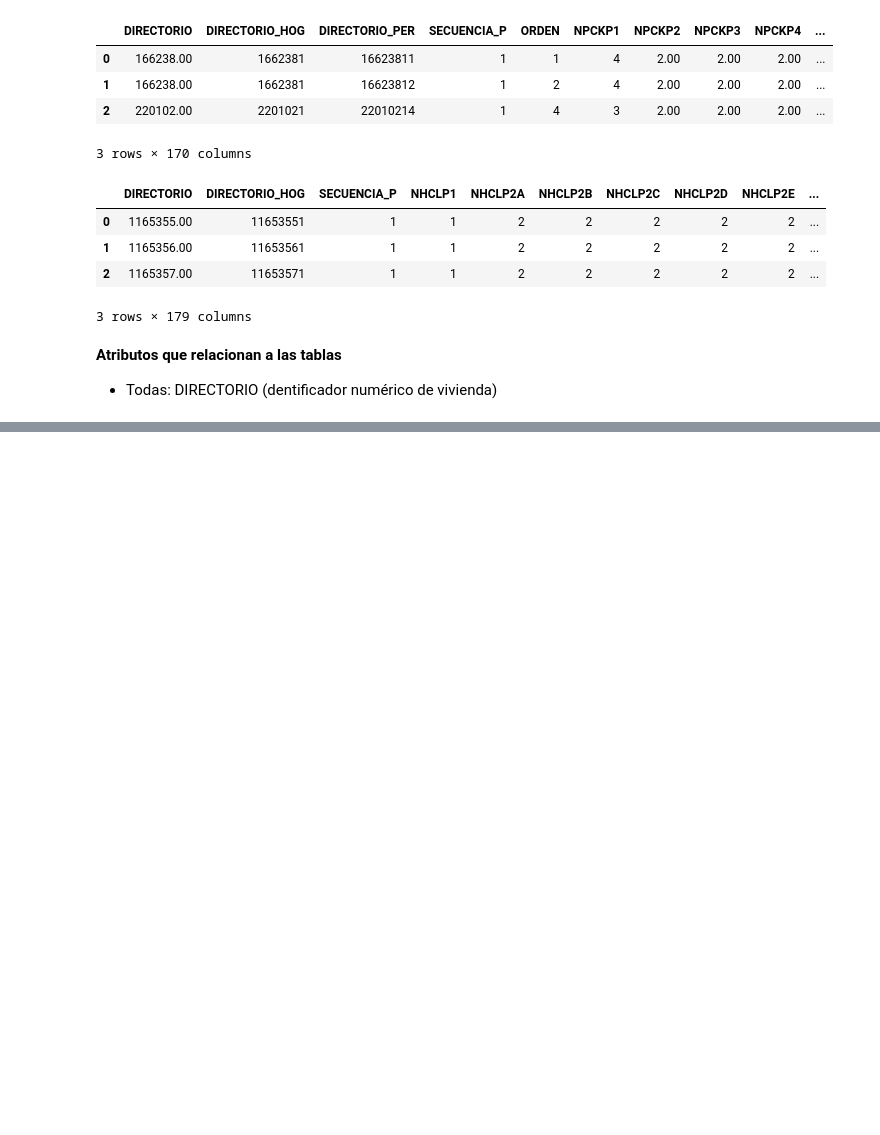
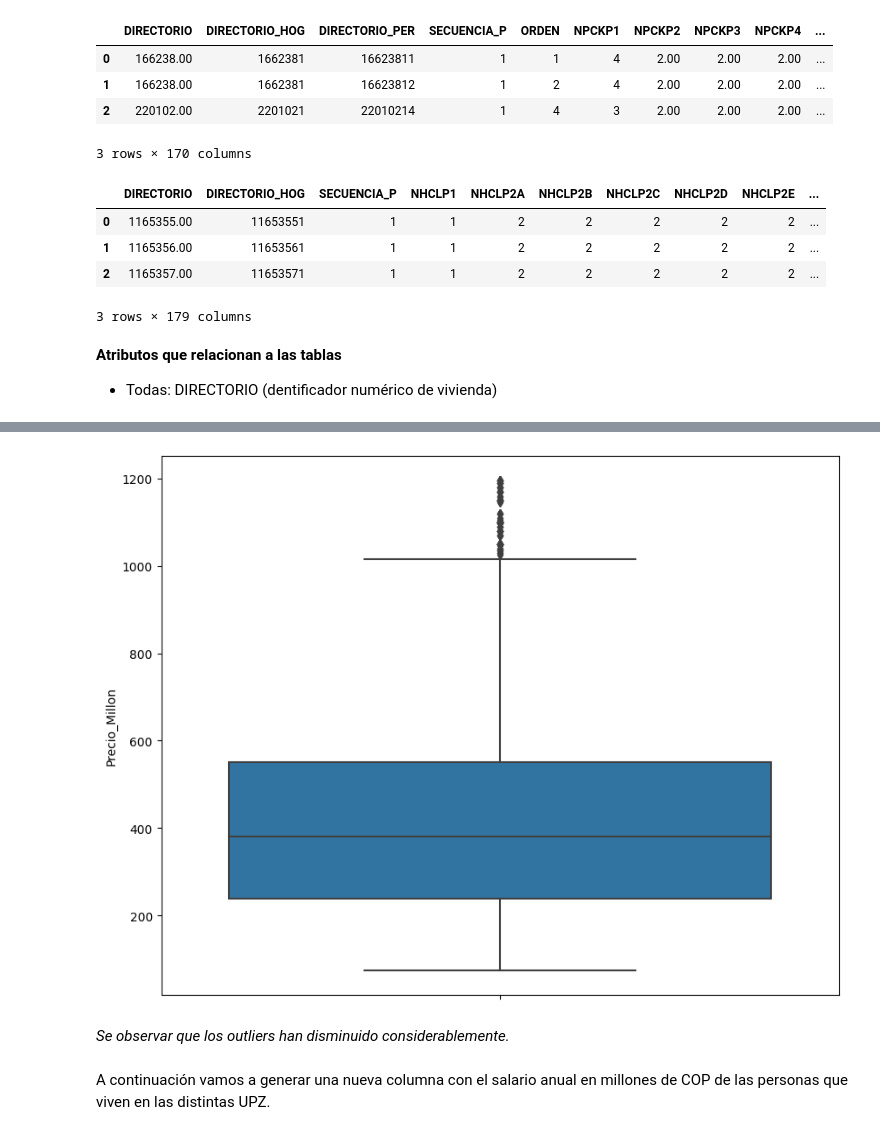
Before and after one commit to JuanLG1998/InmersionDatosALURA, a Jupyter notebook: INMERSION_DATOS.ipynb, the cells around one changed output, grey strips where cells are left out. Drawn from its saved outputs; the diff is of its cells as text; code cells hidden in the pictures; blank space fills up the shorter version.

```diff
--- a/INMERSION_DATOS.ipynb
+++ b/INMERSION_DATOS.ipynb
@@ -1000,0 +1334,4 @@ datos_l.head(3)
+# %%
+# Se filtra de nuevo el dataset para eliminar outliers
+datos_ml = datos_ml.query('Precio_Millon < 1200 & Precio_Millon > 60')
+datos_ml
@@ -1000,0 +1352,11 @@ datos_l.head(3)
+# %%
+# Graficando boxplot para observar la distribución de datos
+plt.figure(figsize=(10,8))
+sns.boxplot(data=datos_ml, y = 'Precio_Millon')
+plt.show()
+# %% [output]
+[figure, added]
+# %% [markdown]
+*Se observar que los outliers han disminuido considerablemente.*
+# %% [markdown]
+A continuación vamos a generar una nueva columna con el salario anual en millones de COP de las personas que viven en las distintas UPZ.
```
Also changed, not shown: parts of 60 cells of this notebook.
